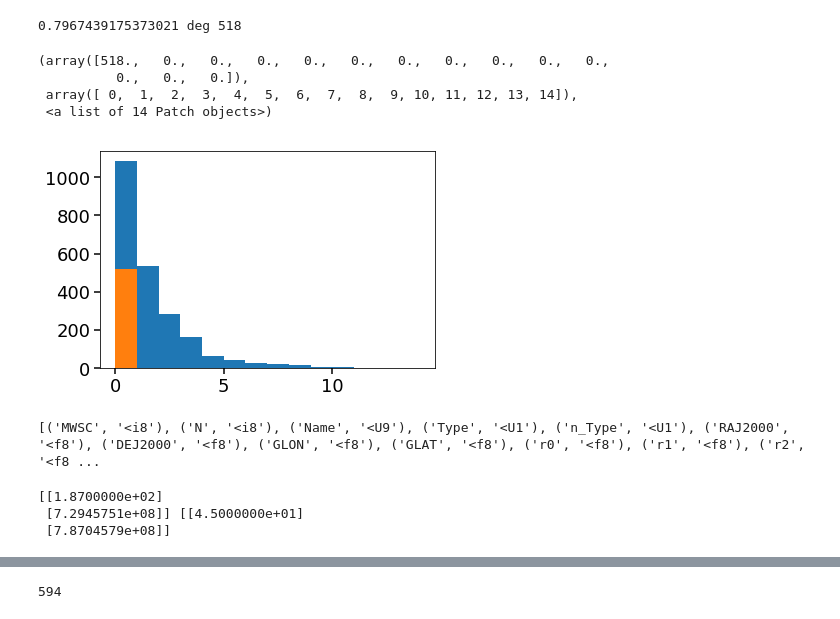
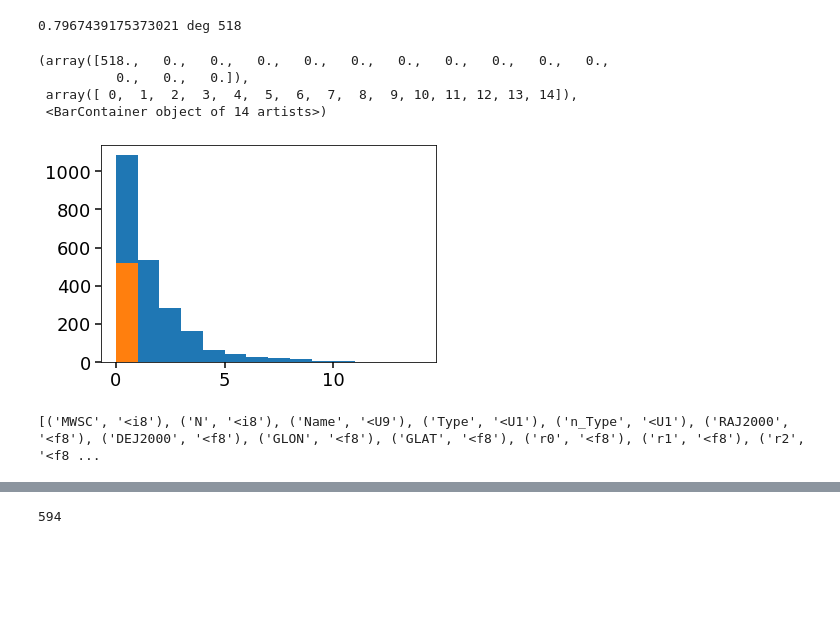
Before and after one commit to stephtdouglas/cluster_figs, a Jupyter notebook: cluster_figs.ipynb, the cells around one changed output, grey strips where cells are left out. Drawn from its saved outputs; the diff is of its cells as text; code cells hidden in the pictures; blank space fills up the shorter version.

Commit message:
generalize and add clusters

```diff
--- a/cluster_figs.ipynb
+++ b/cluster_figs.ipynb
@@ -122,14 +114,14 @@ print(max(sep2d[names_match]),len(np.where(names_match)[0]))
 # %% [output]
 0.7967439175373021 deg 518
 # %%
-plt.hist(sep2d,bins=np.arange(15))
-plt.hist(sep2d[names_match],bins=np.arange(15))
+plt.hist(sep2d.to(u.deg).value,bins=np.arange(15))
+plt.hist(sep2d[names_match].to(u.deg).value,bins=np.arange(15))
 # %% [output]
 (array([518.,   0.,   0.,   0.,   0.,   0.,   0.,   0.,   0.,   0.,   0.,
           0.,   0.,   0.]),
  array([ 0,  1,  2,  3,  4,  5,  6,  7,  8,  9, 10, 11, 12, 13, 14]),
- <a list of 14 Patch objects>)
+ <BarContainer object of 14 artists>)
-[figure, old version]
+[figure, new version]
 # %%
 new_khar = sep2d > (0.8*u.deg)
 khar = khar0[new_khar]
@@ -145,11 +137,3 @@ schm_pos = SkyCoord(schm["RAJ2000"],schm["DEJ2000"],unit=u.deg,frame="icrs")
 # All Schm clusters are >2 degrees from any Webda clusters
 # %% [output]
 [('MWSC', '<i8'), ('N', '<i8'), ('Name', '<U9'), ('Type', '<U1'), ('n_Type', '<U1'), ('RAJ2000', '<f8'), ('DEJ2000', '<f8'), ('GLON', '<f8'), ('GLAT', '<f8'), ('r0', '<f8'), ('r1', '<f8'), ('r2', '<f8 ...
-# %%
-prae = webda["Dist"][webda["Cluster_name"]=="NGC 2632"],10**webda["Age"][webda["Cluster_name"]=="NGC 2632"]
-hya = webda["Dist"][webda["Cluster_name"]=="Melotte 25"],10**webda["Age"][webda["Cluster_name"]=="Melotte 25"]
-print(np.asarray(prae),np.asarray(hya))
-# %% [output]
-[[1.8700000e+02]
- [7.2945751e+08]] [[4.5000000e+01]
- [7.8704579e+08]]
```
Also changed, not shown: parts of 21 cells of this notebook.
